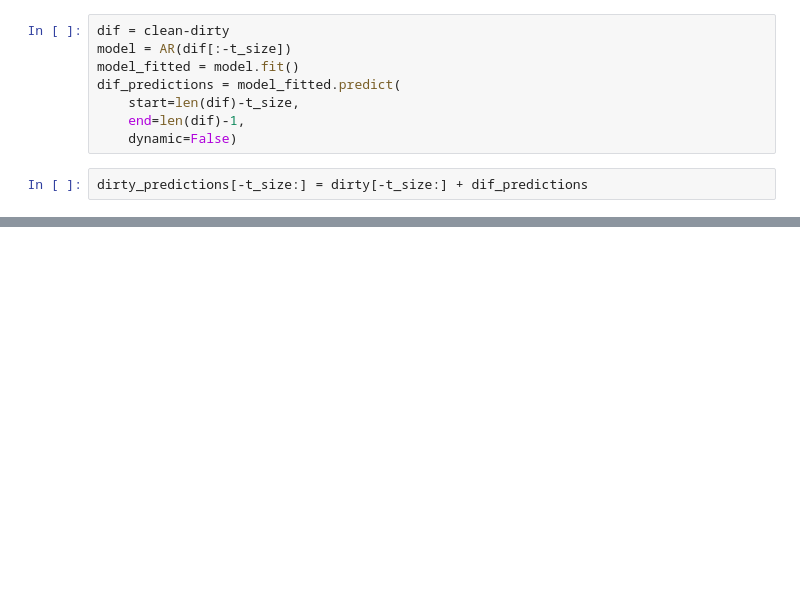
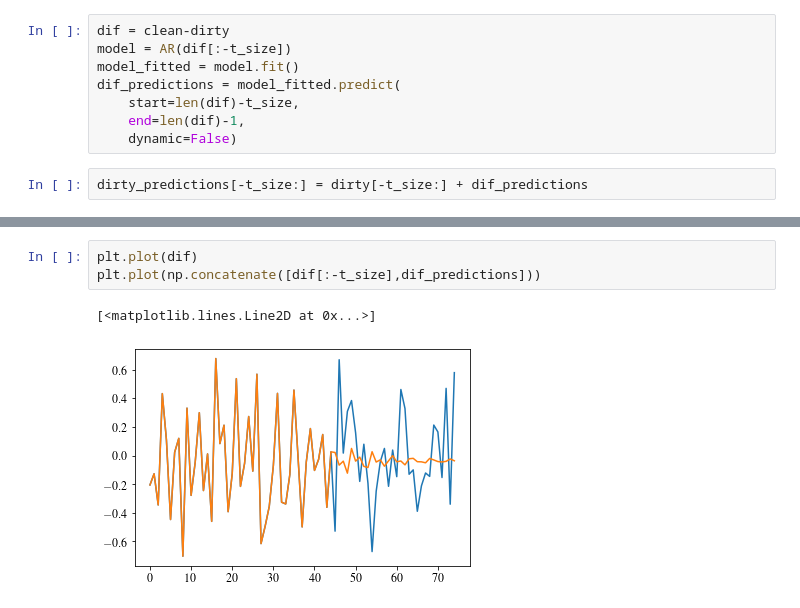
Before and after one commit to klauszi/KIS_Seminar, a Jupyter notebook: plots/Untitled.ipynb, the cells around one changed output, grey strips where cells are left out. Cells and saved outputs as stored; diff of their text form; blank space fills up the shorter version.

```diff
--- a/plots/Untitled.ipynb
+++ b/plots/Untitled.ipynb
@@ -81,0 +82,6 @@ plt.savefig("arx_sauber_verschmutze_daten.pdf")
+# %%
+plt.plot(dif)
+plt.plot(np.concatenate([dif[:-t_size],dif_predictions]))
+# %% [output]
+[<matplotlib.lines.Line2D at 0x...>]
+[figure, added]
```
Also changed, not shown: parts of 5 cells of this notebook, 4 other files.
